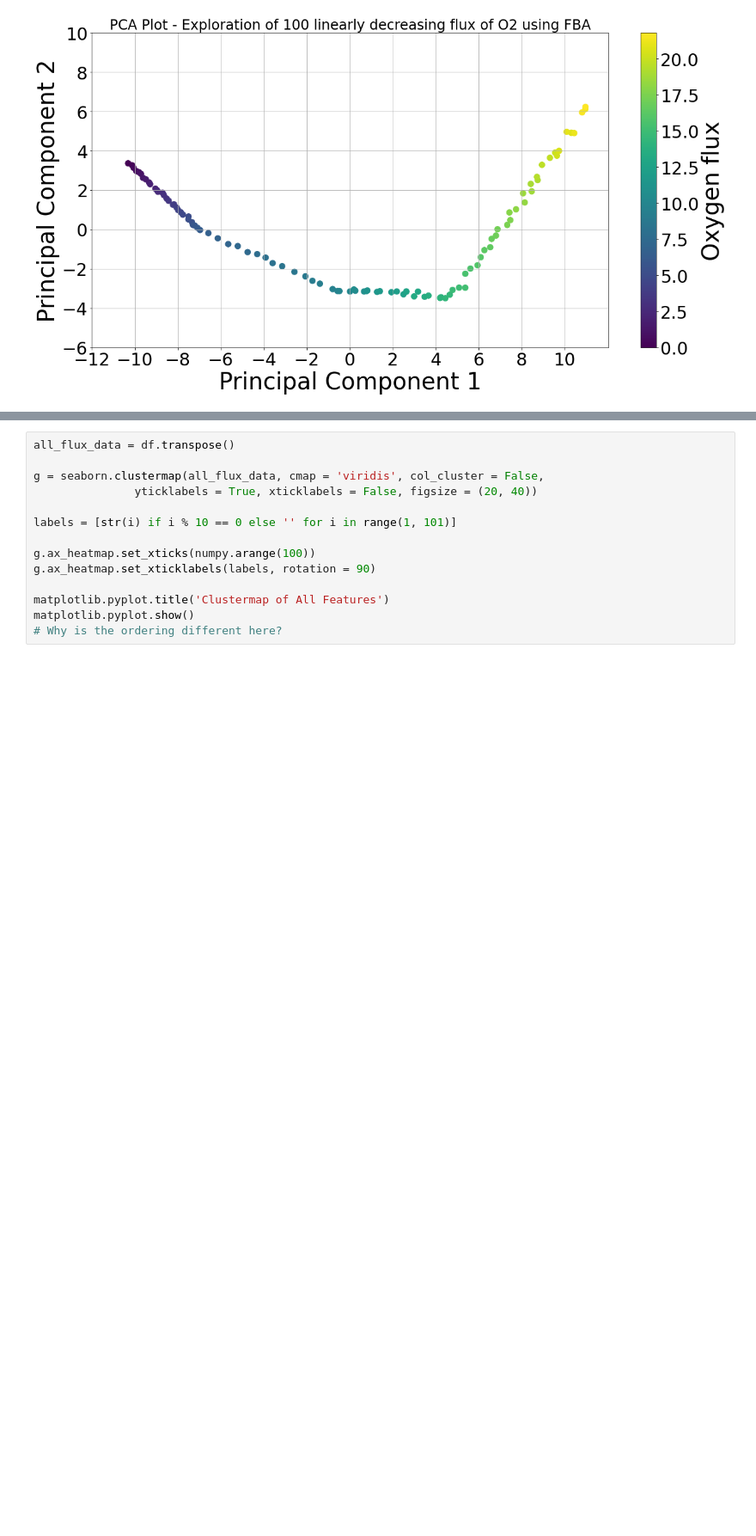
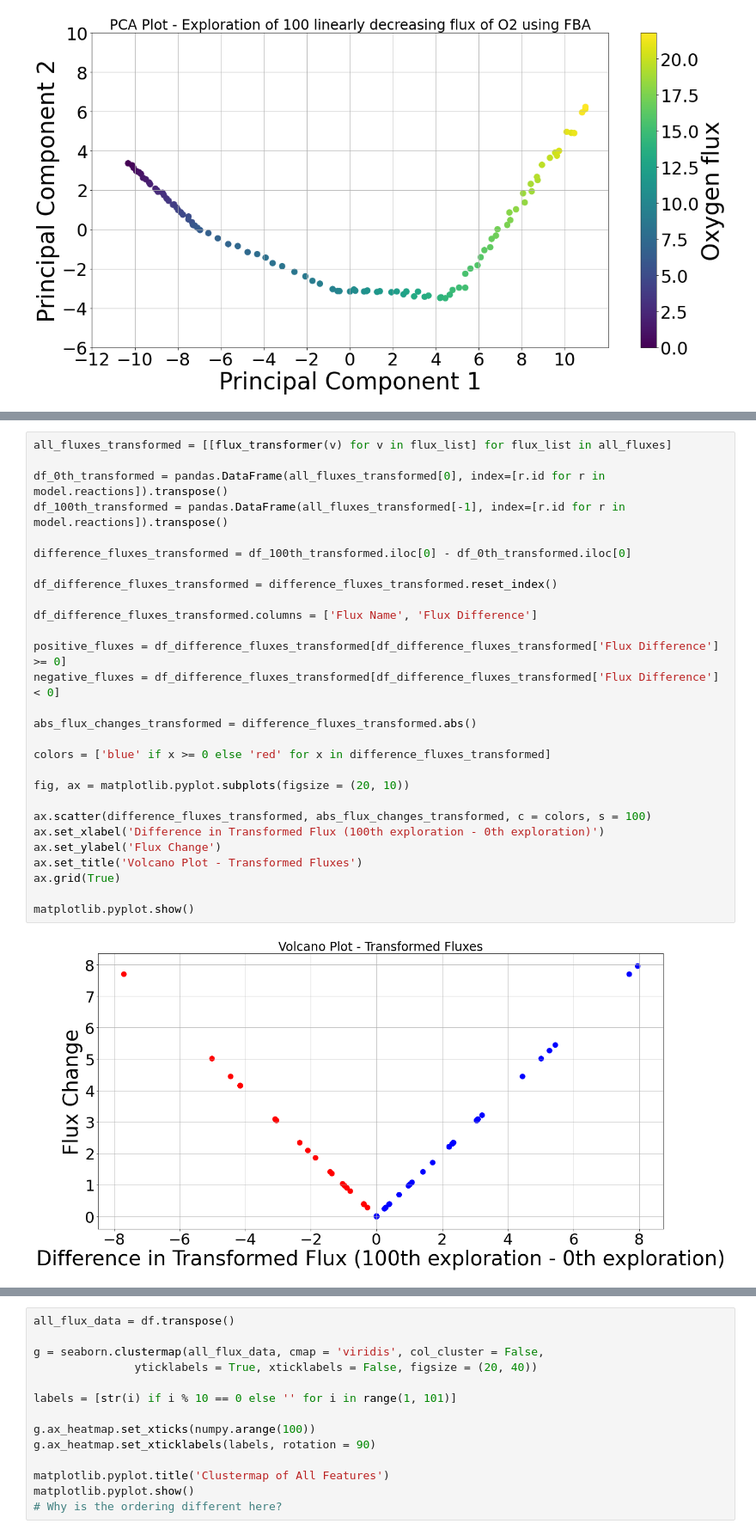
Before and after one commit to jaydeerafael/Metabolic-Trajectory-Inference, a Jupyter notebook: Metabolic_Trajectory.ipynb, the cells around one changed output, grey strips where cells are left out. Shown: that part at 86% size. Drawn from its saved outputs; the diff is of its cells as text; blank space fills up the shorter version.

```diff
--- a/Metabolic_Trajectory.ipynb
+++ b/Metabolic_Trajectory.ipynb
@@ -192,0 +232,30 @@ matplotlib.pyplot.show()
+# %%
+all_fluxes_transformed = [[flux_transformer(v) for v in flux_list] for flux_list in all_fluxes]
+
+df_0th_transformed = pandas.DataFrame(all_fluxes_transformed[0], index=[r.id for r in model.reactions]).transpose()
+df_100th_transformed = pandas.DataFrame(all_fluxes_transformed[-1], index=[r.id for r in model.reactions]).transpose()
+
+difference_fluxes_transformed = df_100th_transformed.iloc[0] - df_0th_transformed.iloc[0]
+
+df_difference_fluxes_transformed = difference_fluxes_transformed.reset_index()
+
+df_difference_fluxes_transformed.columns = ['Flux Name', 'Flux Difference']
+
+positive_fluxes = df_difference_fluxes_transformed[df_difference_fluxes_transformed['Flux Difference'] >= 0]
+negative_fluxes = df_difference_fluxes_transformed[df_difference_fluxes_transformed['Flux Difference'] < 0]
+
+abs_flux_changes_transformed = difference_fluxes_transformed.abs()
+
+colors = ['blue' if x >= 0 else 'red' for x in difference_fluxes_transformed]
+
+fig, ax = matplotlib.pyplot.subplots(figsize = (20, 10))
+
+ax.scatter(difference_fluxes_transformed, abs_flux_changes_transformed, c = colors, s = 100)
+ax.set_xlabel('Difference in Transformed Flux (100th exploration - 0th exploration)')
+ax.set_ylabel('Flux Change')
+ax.set_title('Volcano Plot - Transformed Fluxes')
+ax.grid(True)
+
+matplotlib.pyplot.show()
+# %% [output]
+[figure, added]
```
Also changed, not shown: parts of 9 cells of this notebook.
